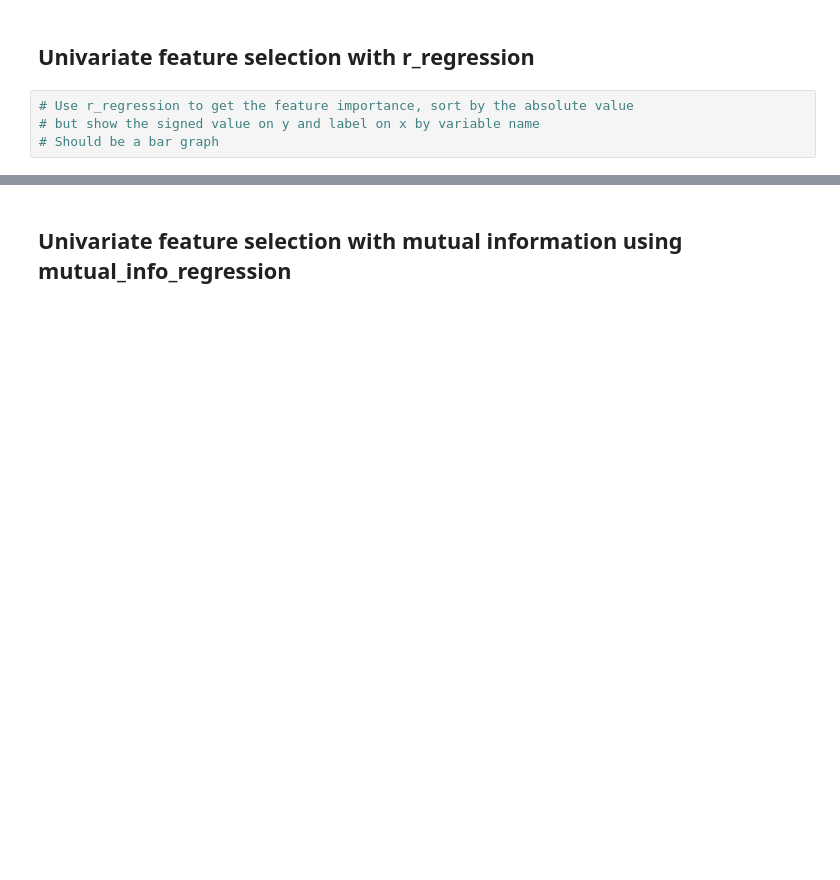
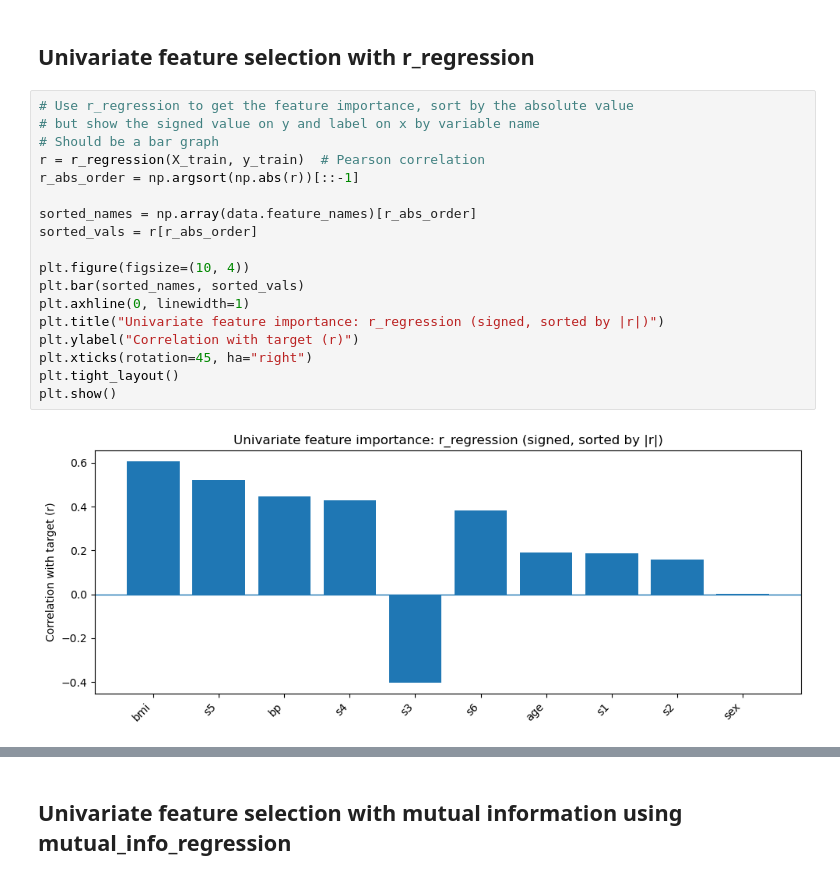
Before and after one commit to Mfershalov/hw4p6-Mfershalov, a Jupyter notebook: dsei2100s26hw4p6-feature-selection.ipynb, the cells around one changed output, grey strips where cells are left out. Cells and saved outputs as stored; diff of their text form; blank space fills up the shorter version.

```diff
--- a/dsei2100s26hw4p6-feature-selection.ipynb
+++ b/dsei2100s26hw4p6-feature-selection.ipynb
@@ -116,6 +116,22 @@ A Here:
 # %%
 # Use r_regression to get the feature importance, sort by the absolute value
 # but show the signed value on y and label on x by variable name
 # Should be a bar graph
+r = r_regression(X_train, y_train)  # Pearson correlation
+r_abs_order = np.argsort(np.abs(r))[::-1]
+
+sorted_names = np.array(data.feature_names)[r_abs_order]
+sorted_vals = r[r_abs_order]
+
+plt.figure(figsize=(10, 4))
+plt.bar(sorted_names, sorted_vals)
+plt.axhline(0, linewidth=1)
+plt.title("Univariate feature importance: r_regression (signed, sorted by |r|)")
+plt.ylabel("Correlation with target (r)")
+plt.xticks(rotation=45, ha="right")
+plt.tight_layout()
+plt.show()
+# %% [output]
+[figure, added]
 # %%
 # print the top 5 features according to r_regression?
```
Also changed, not shown: parts of 8 cells of this notebook.
